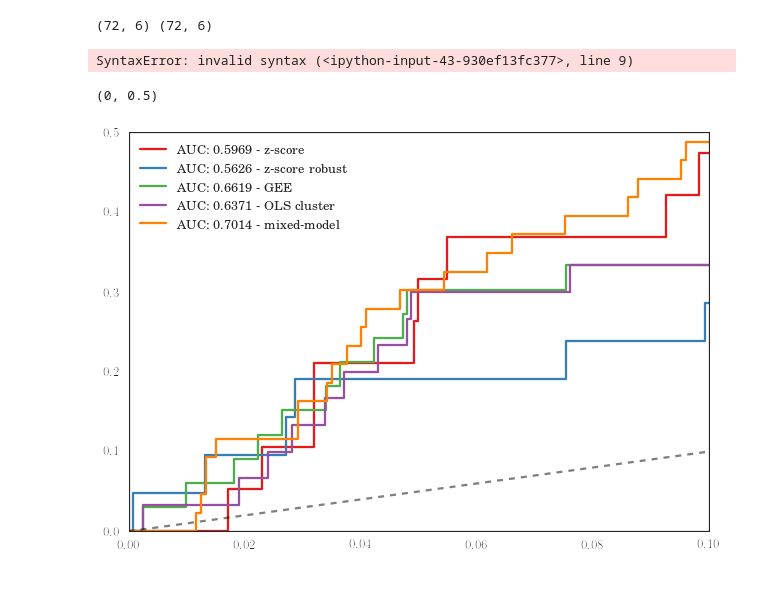
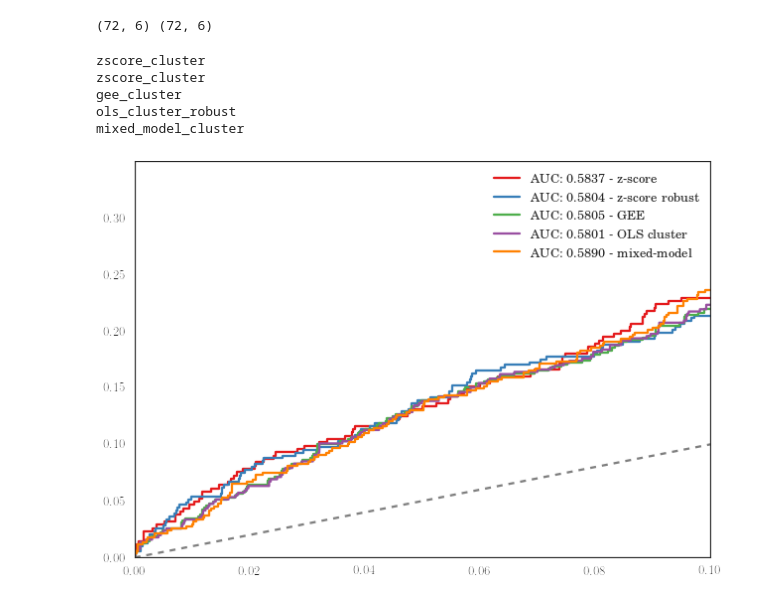
Before and after one commit to brentp/crystal, a Jupyter notebook: notebooks/crystal-methods-evaluation.ipynb, the cells around one changed output. Cells and saved outputs as stored; diff of their text form; code cells hidden in the pictures.

```diff
--- a/notebooks/crystal-methods-evaluation.ipynb
+++ b/notebooks/crystal-methods-evaluation.ipynb
@@ -35,7 +35,7 @@ def feature_gen(fname, samples):
 Now we need to define our model and read in our covariates. First, we want to test 6 vs 6 (male vs female).
 # %%
 methylation_file = "/drive/450k/norm.beta.txt.gz"
-methylation_file = "/drive/450k/beta.subset.txt"
+#methylation_file = "/drive/450k/beta.subset.txt"
 covariates_file = "covariates.csv"
 np.random.seed(42)
 
@@ -59,7 +59,7 @@ Our input data is a methylation matrix (rows of probes and columns of samples).
 # a function to restart the cluster generation each time.
 def get_cluster_iter(samples, min_len=3):
     return (c for c in mclust(feature_gen(methylation_file, samples),
-                              max_dist=400, max_skip=0) if len(c) >= min_len)
+                              max_dist=300, max_skip=0) if len(c) >= min_len)
 # %% [markdown]
 Mclust returns an iterator of clusters given an iterator of features. The clusters are have correlated methylation. The clustering is done without knowing the study design so it is unbiased.
 
@@ -287,14 +252,16 @@ reps = [evaluate_replication(discovery_clusters, replication_feats,
                              model, coef, fn, pool=pool, kwargs=kw)
                        for (fn, model, kw) in zip(methods, models, kwargs)]
 # %% [output]
-SyntaxError: invalid syntax (<ipython-input-43-930ef13fc377>, line 9)
+zscore_cluster
+zscore_cluster
+gee_cluster
+ols_cluster_robust
+mixed_model_cluster
 # %%
 fig, ax = plt.subplots(1)
-from sklearn.metrics import roc_curve, auc
-
+from crystal.evaluate import plot_replication_roc
 plot_replication_roc(ax, reps, colors, clean_methods)
 ax.set_xlim(0, 0.1)
-ax.set_ylim(0, 0.5)
+ax.set_ylim(0, 0.35);
 # %% [output]
-(0, 0.5)
-[figure, old version]
+[figure, new version]
```
Also changed, not shown: parts of 7 cells of this notebook.
